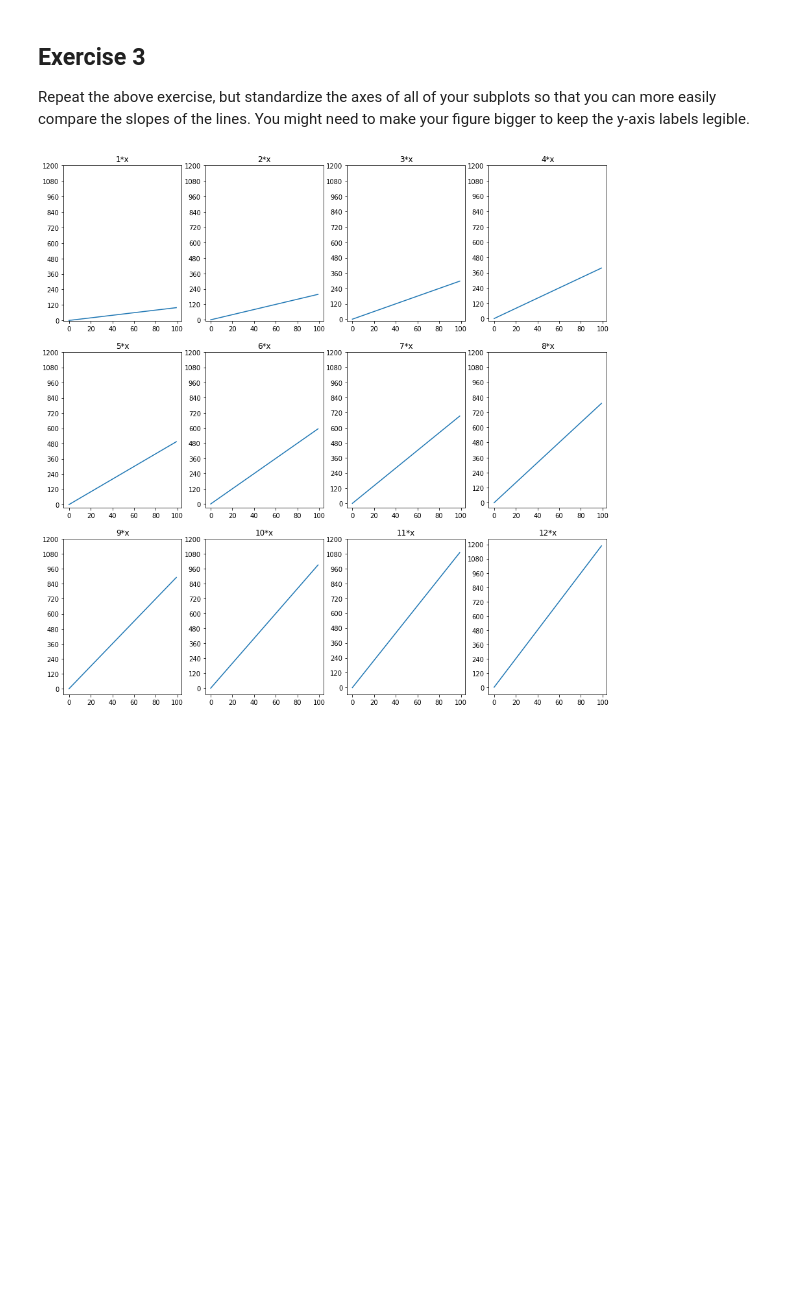
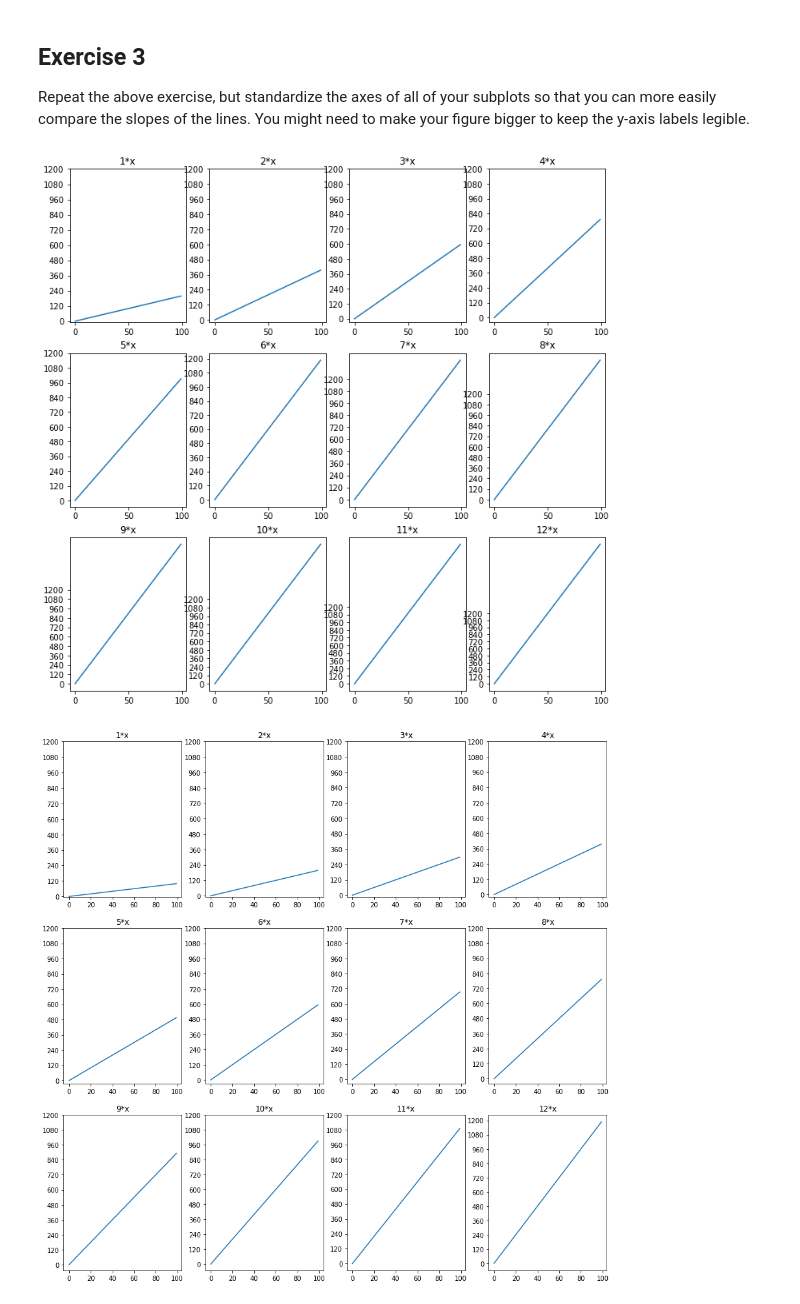
Before and after one commit to dquillao/dsc-more-practice-with-matplotlib-lab-online-ds-sp-000, a Jupyter notebook: index.ipynb, the cells around one changed output. Drawn from its saved outputs; the diff is of its cells as text; code cells hidden in the pictures; blank space fills up the shorter version.

```diff
--- a/index.ipynb
+++ b/index.ipynb
@@ -91,6 +114,16 @@ Perform following actions:
 ## Exercise 3
 
 Repeat the above exercise, but standardize the axes of all of your subplots so that you can more easily compare the slopes of the lines. You might need to make your figure bigger to keep the y-axis labels legible.
+# %%
+fig = plt.figure(figsize = (12,12))
+
+for i in range(1,13):
+    ax1 = plt.subplot(3,4,i)
+    ax1.plot(x,y*i)
+    ax1.set_yticks(np.linspace(0,1200,11))
+    ax1.set_title(f'{i}*x')
+# %% [output]
+[figure, added]
 # %%
 # %% [output]
 [figure]
```
Also changed, not shown: parts of 6 cells of this notebook.
